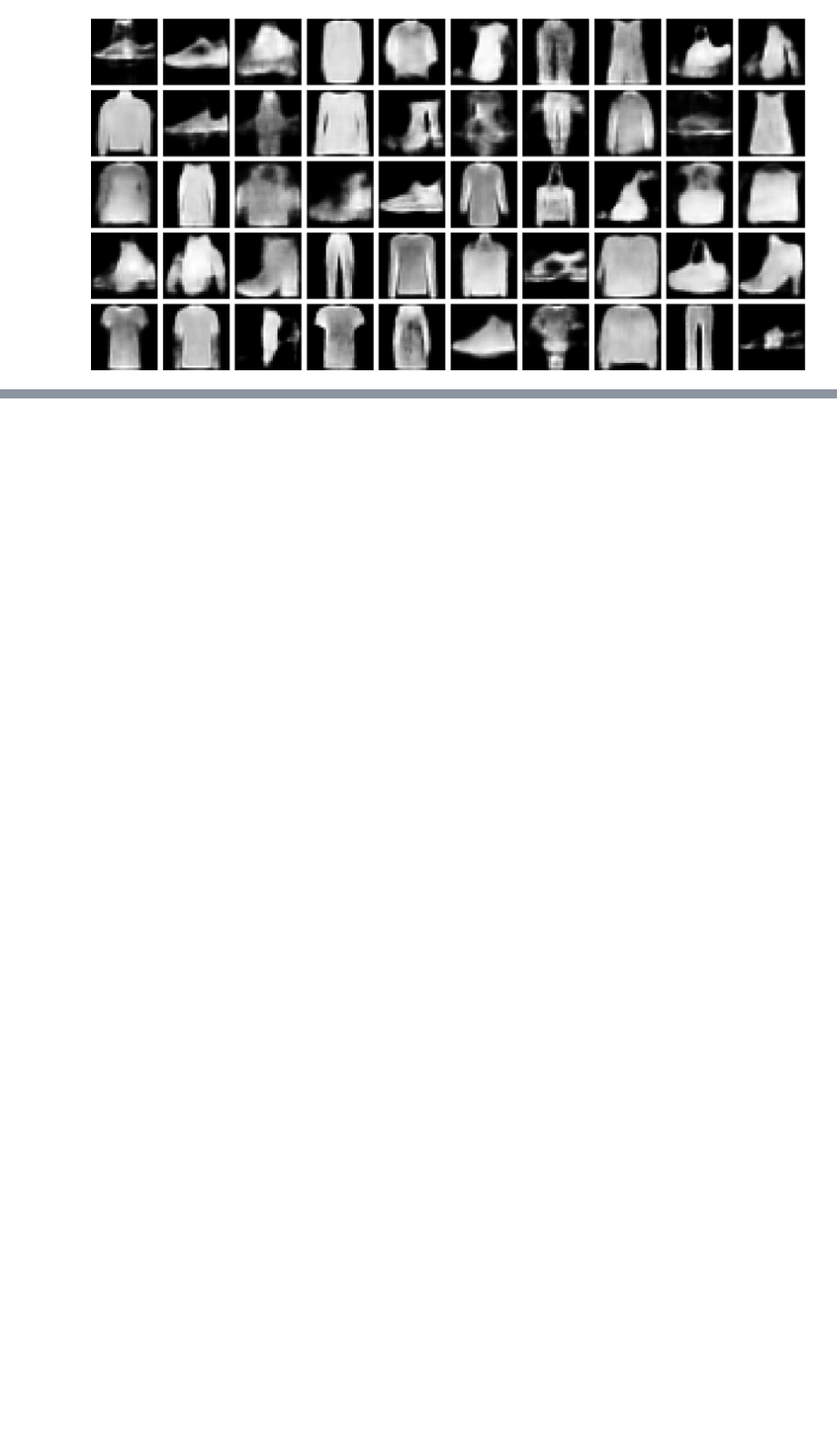
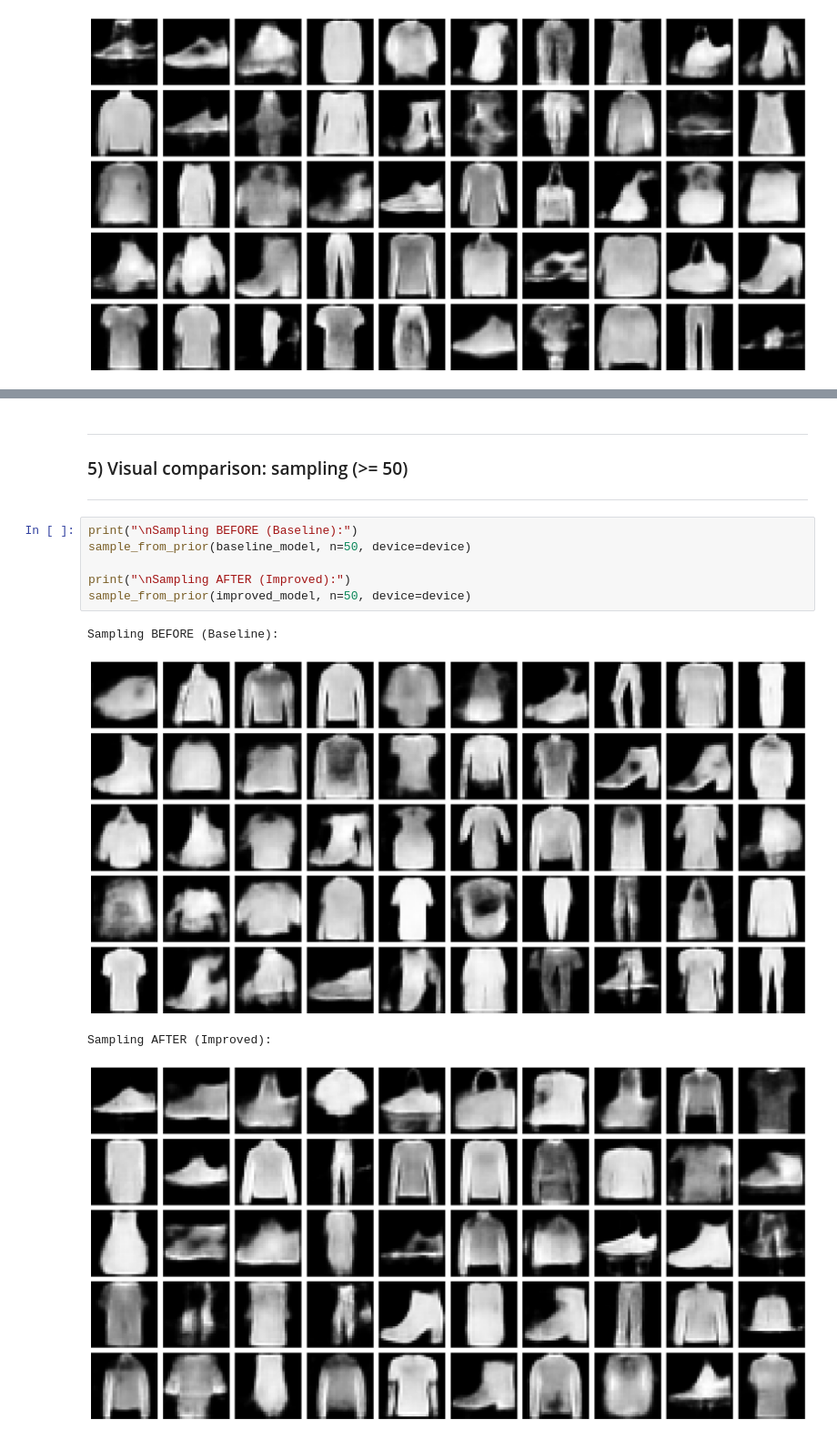
Before and after one commit to FaridMahmoudzadeh/Variational-Autoencoder, a Jupyter notebook: Variational Autoencoder.ipynb, the cells around one changed output, grey strips where cells are left out. Shown at 91% size. Drawn from its saved outputs; the diff is of its cells as text; blank space fills up the shorter version.

```diff
--- a/Variational Autoencoder.ipynb
+++ b/Variational Autoencoder.ipynb
@@ -532,0 +659,15 @@ sample_from_prior(model, n=50, device=device)
+# %% [markdown]
+ -----------------------------
+### 5) Visual comparison: sampling (>= 50)
+ -----------------------------
+# %%
+print("\nSampling BEFORE (Baseline):")
+sample_from_prior(baseline_model, n=50, device=device)
+
+print("\nSampling AFTER (Improved):")
+sample_from_prior(improved_model, n=50, device=device)
+# %% [output]
+Sampling BEFORE (Baseline):
+[figure, added]
+Sampling AFTER (Improved):
+[figure, added]
```
Also changed, not shown: parts of 13 cells of this notebook.
